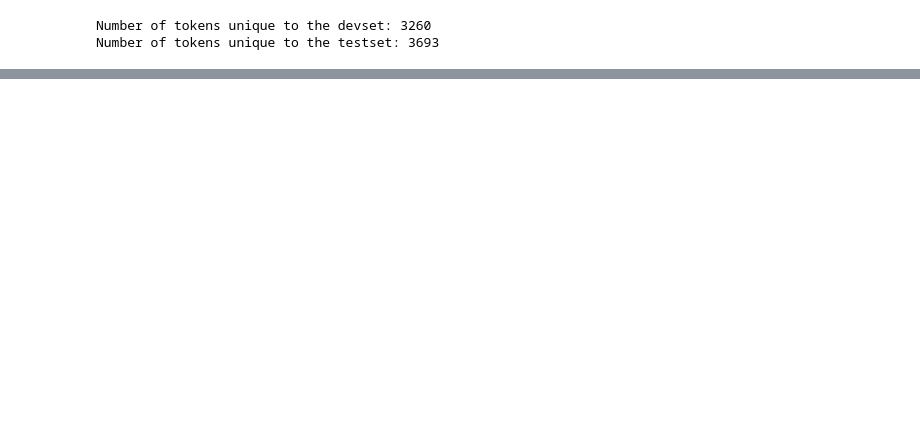
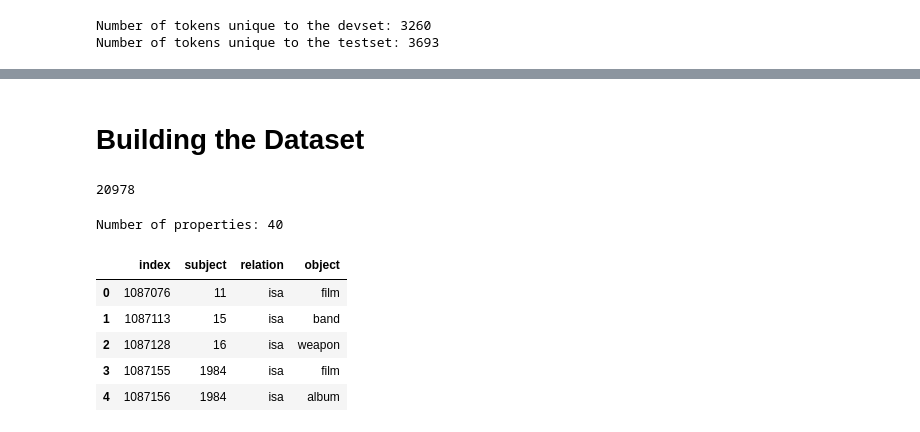
Before and after one commit to D2KLab/GraphNER, a Jupyter notebook: prepare_dataset.ipynb, the cells around one changed output, grey strips where cells are left out. Saved outputs shown, nothing was run; the diff lists cells and outputs as text; code cells hidden in the pictures; blank space fills up the shorter version.

```diff
--- a/prepare_dataset.ipynb
+++ b/prepare_dataset.ipynb
@@ -2,0 +11,3 @@
+# %%
+%%time
+cn = pd.read_csv('conceptnet_en.csv')[['subject', 'relation', 'object']]
@@ -44,0 +197,2 @@ Number of tokens unique to the testset: 3693
+# %% [markdown]
+# Building the Dataset
@@ -44,0 +205,25 @@ Number of tokens unique to the testset: 3693
+# %%
+word_to_idx['[UNK]']
+# %% [output]
+20978
+# %%
+target_classes = sorted( ['person', 'city', 'country', 'book', 'given_name', 'company', 'musical_artist',
+                          'state', 'film', 'human', 'person_with_nationality', 'album', 'software',
+                          'administrative_region', 'tangible_thing', 'band', 'activity',  'people',
+                          'capital', 'organization', 'weapon', 'magazine', 'river', 'part', 'device', 'structure',
+                          'place', 'town', 'event', 'artifact', 'african', 'area', 'disease', 'soccer_player',
+                          'station', 'ethnic_group', 'agent_non_geographical', 'region', 'location', 'asian'] )
+class_to_idx = {c:i for i, c in enumerate(target_classes)}
+print('Number of properties:', len(target_classes))
+# %% [output]
+Number of properties: 40
+# %%
+cn_isa = cn[(cn.subject.isin(final_vocab)) & (cn.relation == 'isa') & (cn.object.isin(target_classes))].reset_index()
+cn_isa.head()
+# %% [output]
+|  | index | subject | relation | object |
+| 0 | 1087076 | 11 | isa | film |
+| 1 | 1087113 | 15 | isa | band |
+| 2 | 1087128 | 16 | isa | weapon |
+| 3 | 1087155 | 1984 | isa | film |
+| 4 | 1087156 | 1984 | isa | album |
```
Also changed, not shown: parts of 39 cells of this notebook, 27 other files.
